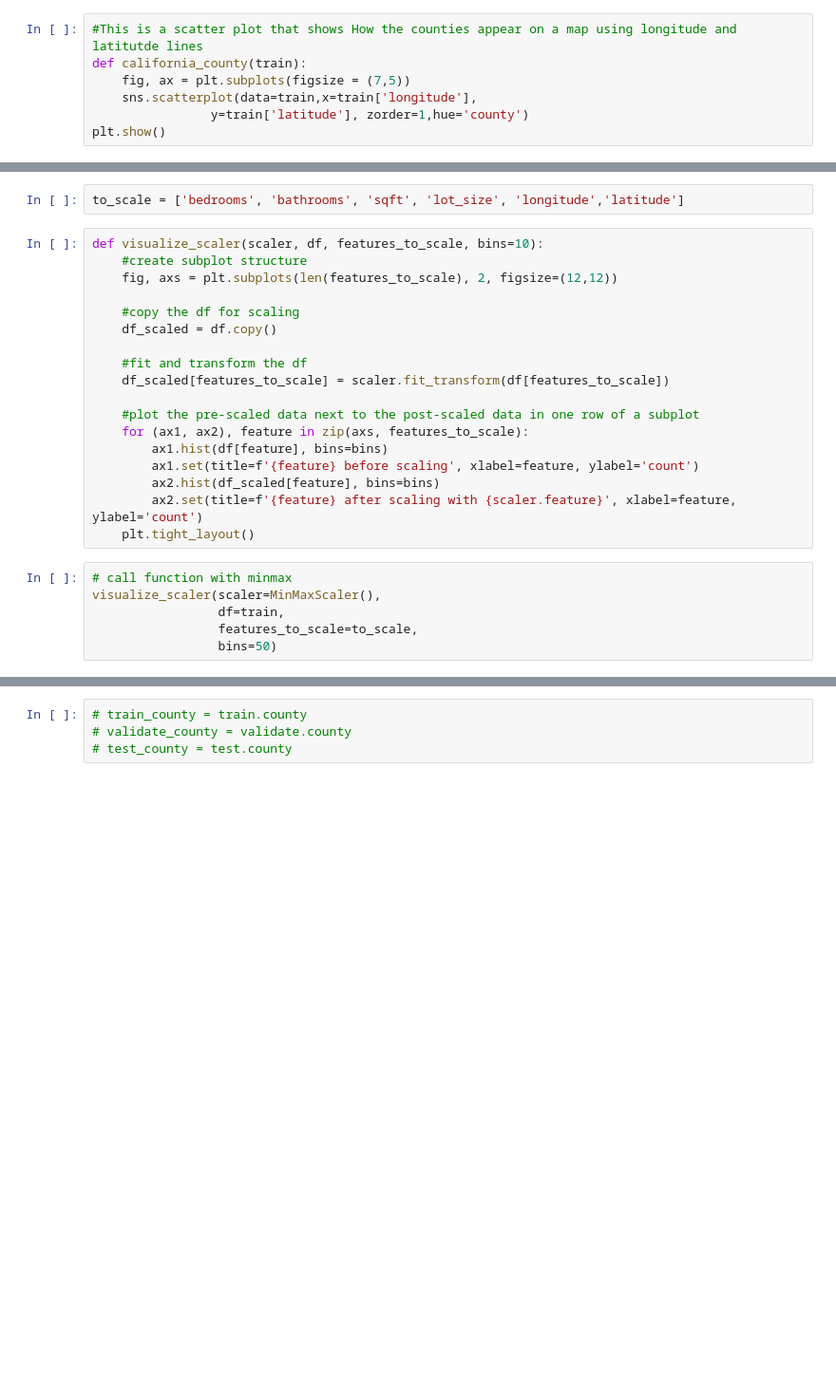
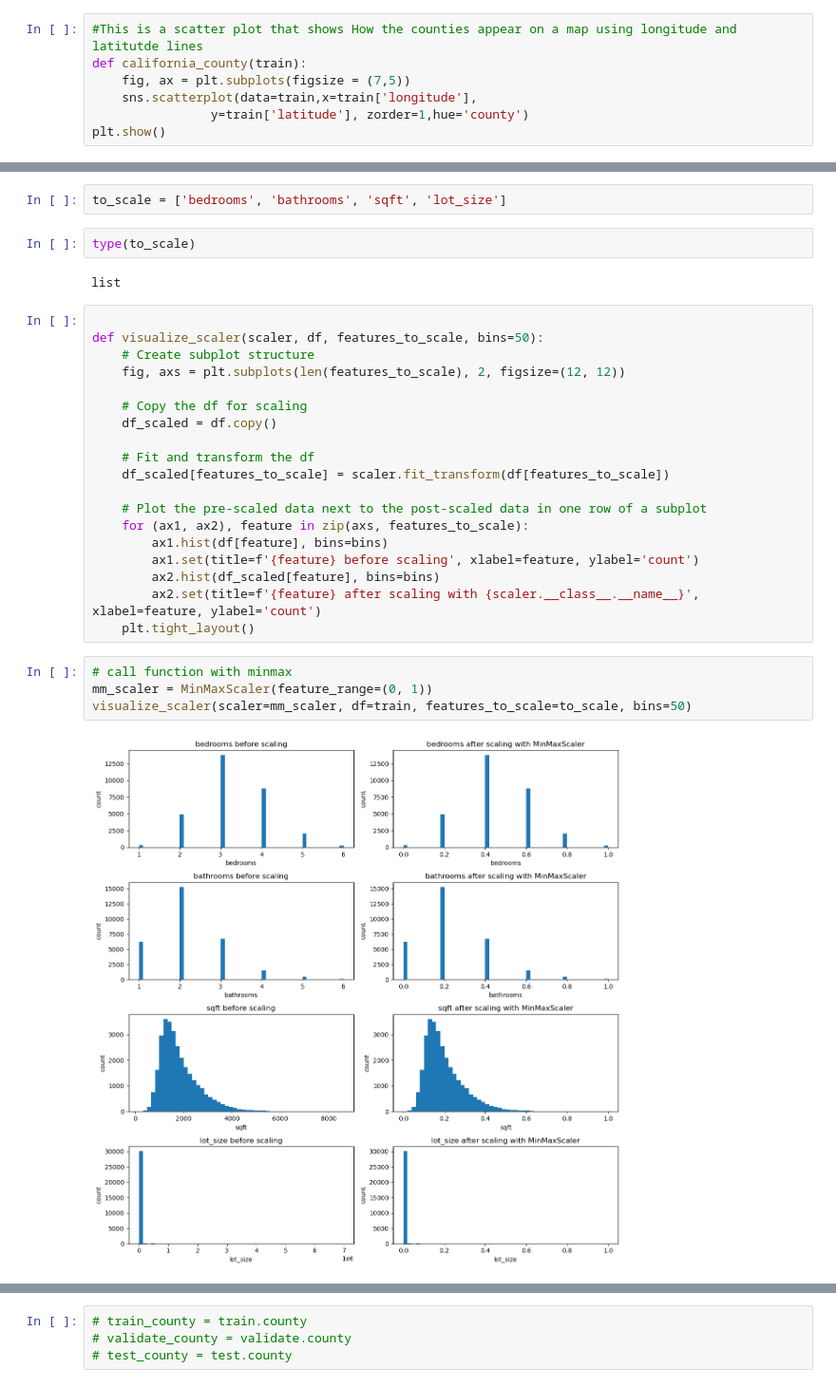
Before and after one commit to annie-carter/regression_project, a Jupyter notebook: exploratory.ipynb, the cells around one changed output, grey strips where cells are left out. Shown at 95% size. Cells and saved outputs as stored; diff of their text form; blank space fills up the shorter version.

```diff
--- a/exploratory.ipynb
+++ b/exploratory.ipynb
@@ -123,27 +351,32 @@ california_county(train)
 # %%
-to_scale = ['bedrooms', 'bathrooms', 'sqft', 'lot_size', 'longitude','latitude']
+to_scale = ['bedrooms', 'bathrooms', 'sqft', 'lot_size']
+# %%
+type(to_scale)
+# %% [output]
+list
 # %%
-def visualize_scaler(scaler, df, features_to_scale, bins=10):
-    #create subplot structure
-    fig, axs = plt.subplots(len(features_to_scale), 2, figsize=(12,12))
 
-    #copy the df for scaling
+def visualize_scaler(scaler, df, features_to_scale, bins=50):
+    # Create subplot structure
+    fig, axs = plt.subplots(len(features_to_scale), 2, figsize=(12, 12))
+
+    # Copy the df for scaling
     df_scaled = df.copy()
 
-    #fit and transform the df
+    # Fit and transform the df
     df_scaled[features_to_scale] = scaler.fit_transform(df[features_to_scale])
 
-    #plot the pre-scaled data next to the post-scaled data in one row of a subplot
+    # Plot the pre-scaled data next to the post-scaled data in one row of a subplot
     for (ax1, ax2), feature in zip(axs, features_to_scale):
         ax1.hist(df[feature], bins=bins)
         ax1.set(title=f'{feature} before scaling', xlabel=feature, ylabel='count')
         ax2.hist(df_scaled[feature], bins=bins)
-        ax2.set(title=f'{feature} after scaling with {scaler.feature}', xlabel=feature, ylabel='count')
+        ax2.set(title=f'{feature} after scaling with {scaler.__class__.__name__}', xlabel=feature, ylabel='count')
     plt.tight_layout()
 # %%
 # call function with minmax
-visualize_scaler(scaler=MinMaxScaler(),
-                 df=train,
-                 features_to_scale=to_scale,
-                 bins=50)
+mm_scaler = MinMaxScaler(feature_range=(0, 1))
+visualize_scaler(scaler=mm_scaler, df=train, features_to_scale=to_scale, bins=50)
+# %% [output]
+[figure, added]
 # %%
```
Also changed, not shown: parts of 32 cells of this notebook.
